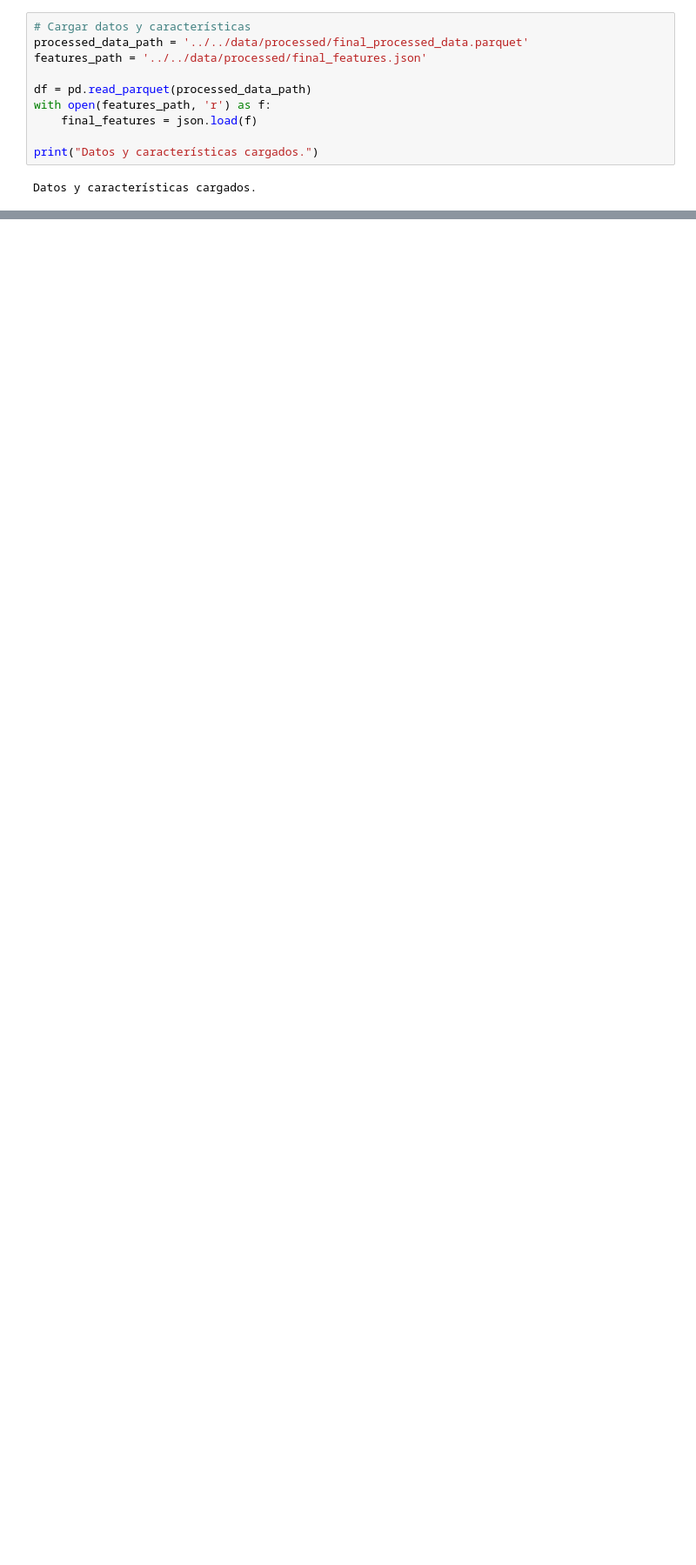
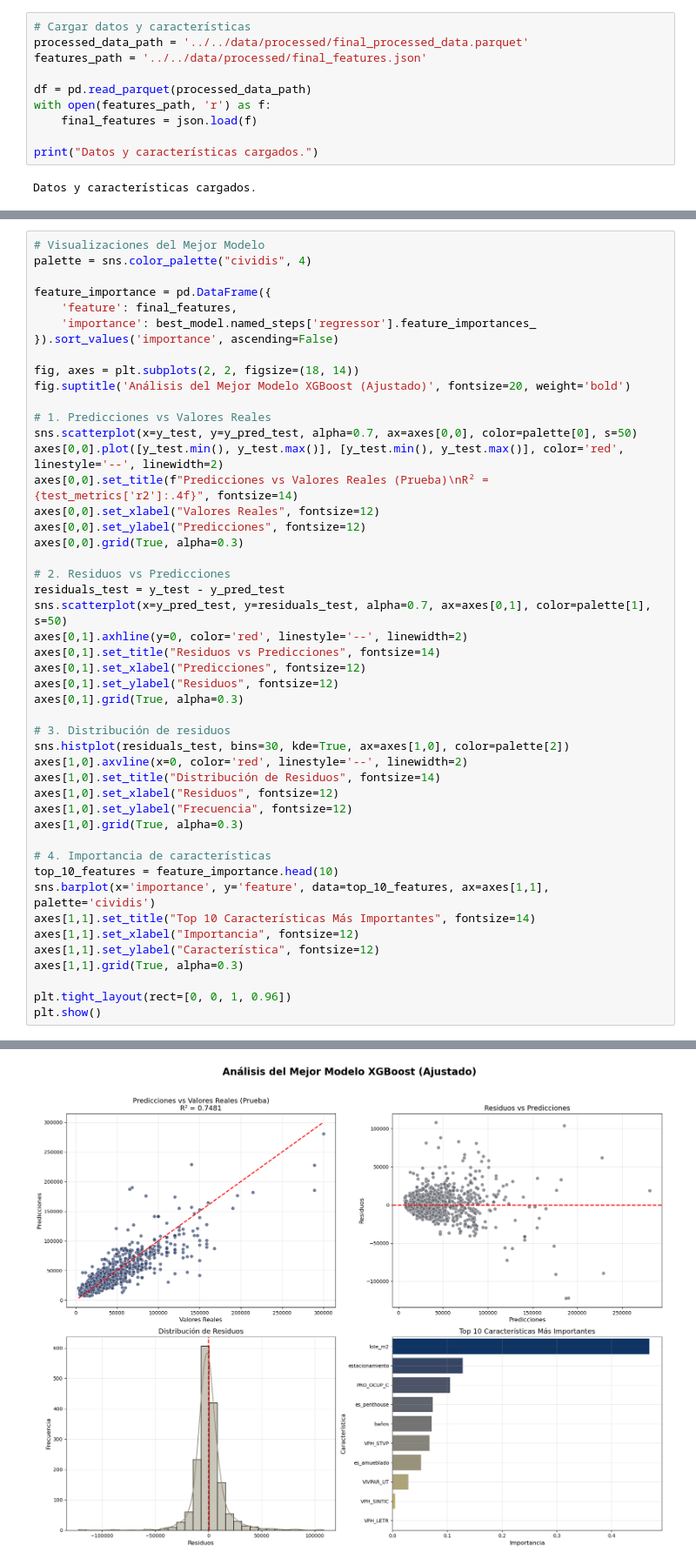
Before and after one commit to RenataRmz/mlops-repo, a Jupyter notebook: notebooks/03.Loading/10.Hyperparameter-Tuning-XGBoost.ipynb, the cells around one changed output, grey strips where cells are left out. Shown: that part at 87% size. Drawn from its saved outputs; the diff is of its cells as text; blank space fills up the shorter version.

```diff
--- a/notebooks/03.Loading/10.Hyperparameter-Tuning-XGBoost.ipynb
+++ b/notebooks/03.Loading/10.Hyperparameter-Tuning-XGBoost.ipynb
@@ -90,0 +118,48 @@ Modelo optimizado guardado en: ../../models/xgboost_tuned_pipeline.joblib
+# %%
+# Visualizaciones del Mejor Modelo
+palette = sns.color_palette("cividis", 4)
+
+feature_importance = pd.DataFrame({
+    'feature': final_features,
+    'importance': best_model.named_steps['regressor'].feature_importances_
+}).sort_values('importance', ascending=False)
+
+fig, axes = plt.subplots(2, 2, figsize=(18, 14))
+fig.suptitle('Análisis del Mejor Modelo XGBoost (Ajustado)', fontsize=20, weight='bold')
+
+# 1. Predicciones vs Valores Reales
+sns.scatterplot(x=y_test, y=y_pred_test, alpha=0.7, ax=axes[0,0], color=palette[0], s=50)
+axes[0,0].plot([y_test.min(), y_test.max()], [y_test.min(), y_test.max()], color='red', linestyle='--', linewidth=2)
+axes[0,0].set_title(f"Predicciones vs Valores Reales (Prueba)\nR² = {test_metrics['r2']:.4f}", fontsize=14)
+axes[0,0].set_xlabel("Valores Reales", fontsize=12)
+axes[0,0].set_ylabel("Predicciones", fontsize=12)
+axes[0,0].grid(True, alpha=0.3)
+
+# 2. Residuos vs Predicciones
+residuals_test = y_test - y_pred_test
+sns.scatterplot(x=y_pred_test, y=residuals_test, alpha=0.7, ax=axes[0,1], color=palette[1], s=50)
+axes[0,1].axhline(y=0, color='red', linestyle='--', linewidth=2)
+axes[0,1].set_title("Residuos vs Predicciones", fontsize=14)
+axes[0,1].set_xlabel("Predicciones", fontsize=12)
+axes[0,1].set_ylabel("Residuos", fontsize=12)
+axes[0,1].grid(True, alpha=0.3)
+
+# 3. Distribución de residuos
+sns.histplot(residuals_test, bins=30, kde=True, ax=axes[1,0], color=palette[2])
+axes[1,0].axvline(x=0, color='red', linestyle='--', linewidth=2)
+axes[1,0].set_title("Distribución de Residuos", fontsize=14)
+axes[1,0].set_xlabel("Residuos", fontsize=12)
+axes[1,0].set_ylabel("Frecuencia", fontsize=12)
+axes[1,0].grid(True, alpha=0.3)
+
+# 4. Importancia de características
+top_10_features = feature_importance.head(10)
+sns.barplot(x='importance', y='feature', data=top_10_features, ax=axes[1,1], palette='cividis')
+axes[1,1].set_title("Top 10 Características Más Importantes", fontsize=14)
+axes[1,1].set_xlabel("Importancia", fontsize=12)
+axes[1,1].set_ylabel("Característica", fontsize=12)
+axes[1,1].grid(True, alpha=0.3)
+
+plt.tight_layout(rect=[0, 0, 1, 0.96])
+plt.show()
+# %% [output]
@@ -90,0 +169 @@ Modelo optimizado guardado en: ../../models/xgboost_tuned_pipeline.joblib
+[figure, added]
```
Also changed, not shown: parts of 3 cells of this notebook, 15 other files.
